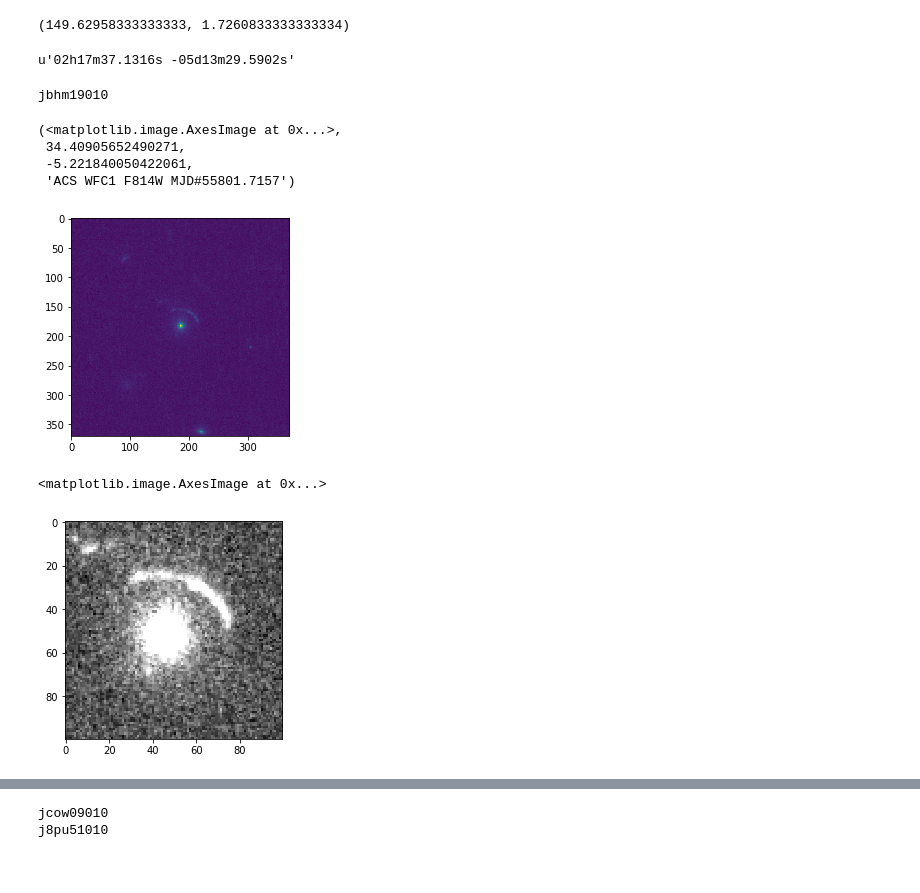
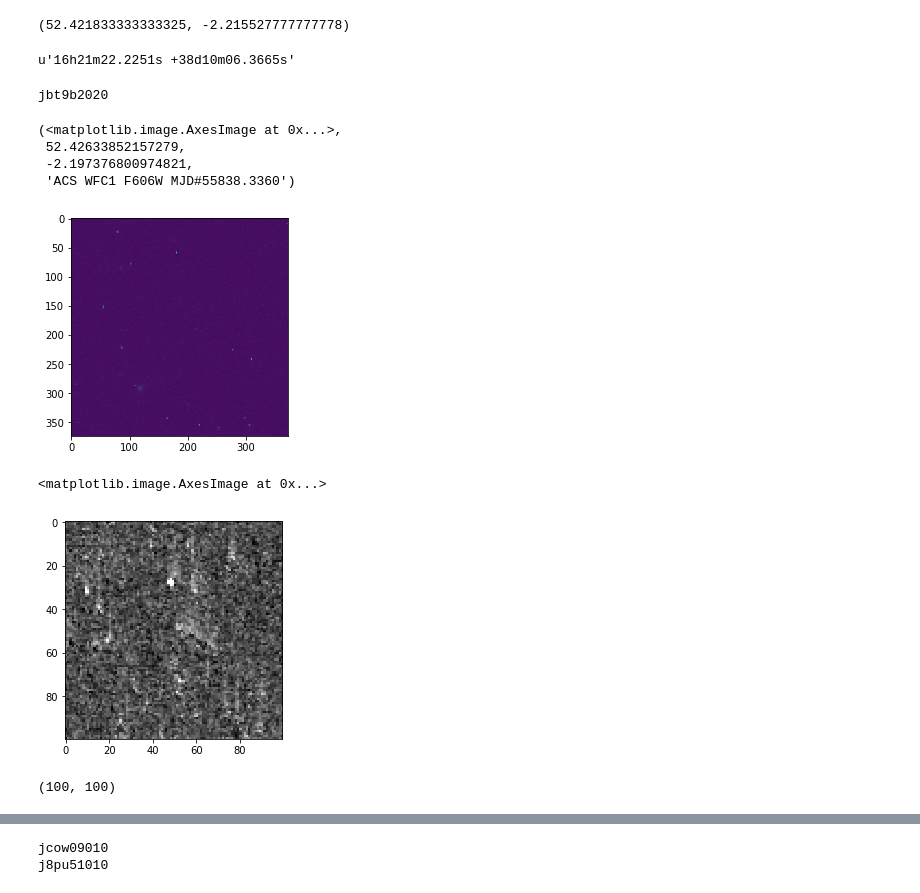
Before and after one commit to roberttoyonaga/HSTLens, a Jupyter notebook: make_simulations/dwnld_cutout_based_on_radec_filename.ipynb, the cells around one changed output, grey strips where cells are left out. Saved outputs shown, nothing was run; the diff lists cells and outputs as text; code cells hidden in the pictures.

```diff
--- a/make_simulations/dwnld_cutout_based_on_radec_filename.ipynb
+++ b/make_simulations/dwnld_cutout_based_on_radec_filename.ipynb
@@ -4,42 +4,44 @@ display(HTML('<style>.container {width:90% !important;}</style>'))
 # %%
 from astropy import units as u
 from astropy.coordinates import SkyCoord
-r='09 58 31.1'
-d='+01 43 33.9'
-crd = SkyCoord(r[0:2]+"h"+r[3:5]+'m'+r[6:10]+'s',d[0:3]+"d"+d[4:6]+'m'+d[7:11]+'s')
+r='03 29 41.2409'
+d='-02 12 55.922'
+crd = SkyCoord(r[0:2]+"h"+r[3:5]+'m'+r[6:12]+'s',d[0:3]+"d"+d[4:6]+'m'+d[7:11]+'s')
 print (crd.ra.degree, crd.dec.degree)
 # %% [output]
-(149.62958333333333, 1.7260833333333334)
+(52.421833333333325, -2.215527777777778)
 # %%
-a= SkyCoord(34.40471486621234,-5.224886176581991, unit='deg')
+a= SkyCoord(245.34260464886657,38.1684351265035, unit='deg')
 a.to_string('hmsdms')
 # %% [output]
-u'02h17m37.1316s -05d13m29.5902s'
+u'16h21m22.2251s +38d10m06.3665s'
 # %%
 import subprocess
 from astropy.io import fits
 import matplotlib.pyplot as plt
 import numpy as np
-from daomop.storage import tap_query
+from daomop.storage import tap_query ##_251.26625423401939_1.6683825966091756
 CUTOUT_PATH ="test.fits"
-ra =34.40471486621234
-dec =-5.224886176581991
-def get_filenames(ra, dec):
+ra =52.421833333333325
+dec = -2.215527777777778
+
+def get_filenames(ra, dec): #0.001
     query = '''SELECT caom2.Plane.publisherID, caom2.Plane.planeURI
     FROM caom2.observation
     JOIN caom2.plane ON caom2.observation.obsID = caom2.plane.obsID
     WHERE CONTAINS( CIRCLE('ICRS',''' + str(ra) + ',' +str(dec) + ''',0.001), caom2.plane.position_bounds)=1
     AND caom2.observation.collection = 'HST'
     AND caom2.observation.instrument_name = 'ACS/WFC'
-    AND caom2.Plane.energy_bandpassName ='F814W'
+    AND caom2.Plane.energy_bandpassName ='F606W'
     ''' #'F814W' F606W,F850W F475WAND   AND
 
     out_query = tap_query(query)
 
     '''store the pubID and filenames'''
     success=False
-    for entry in range(len(out_query["publisherID"])):
-        if ("0-" in out_query["publisherID"][entry]) and ("PRODUCT" in out_query["publisherID"][entry]):
+    for entry in range(len(out_query["publisherID"])):#
+#         if (True):
+        if (("0-" in out_query["publisherID"][entry]) and ("PRODUCT" in out_query["publisherID"][entry])) :
             success=True
             start = out_query["publisherID"][entry].find('HST?') + 4 #add 4 to get to the and of the HST?
             end = out_query["publisherID"][entry].find('/j', start)
@@ -47,8 +49,8 @@ def get_filenames(ra, dec):
             try:
                 subprocess.check_output(["wget", "-O", CUTOUT_PATH,
                                  "http://www.cadc-ccda.hia-iha.nrc-cnrc.gc.ca/caom2ops/cutout?uri=mast:HST/product/"+
-                                 str(out_query["publisherID"][entry][start:end])+"_drz.fits&cutout=Circle+ICRS+" + str(ra) + "+" +
-                                 str(dec) + "+0.002"])
+                                 str(out_query["publisherID"][entry][start:end])+"_drc.fits&cutout=Circle+ICRS+" + str(ra) + "+" +
+                                 str(dec) + "+0.002"])#0.002
                 break
             except:
                 print('fail')
@@ -58,20 +60,22 @@ get_filenames(ra,dec)
 data, hdr = fits.getdata(CUTOUT_PATH, 1, header=True)
 plt.imshow(np.log10(data+1)),hdr['CRVAL1'],hdr['CRVAL2'],hdr ['PHOTMODE']
 # %% [output]
-jbhm19010
+jbt9b2020
 (<matplotlib.image.AxesImage at 0x...>,
- 34.40905652490271,
- -5.221840050422061,
- 'ACS WFC1 F814W MJD#55801.7157')
+ 52.42633852157279,
+ -2.197376800974821,
+ 'ACS WFC1 F606W MJD#55838.3360')
-[figure, old version]
+[figure, new version]
 # %%
+#view a samll window of the original image
 from astropy.visualization import (ZScaleInterval, ImageNormalize)
 from astropy.nddata.utils import Cutout2D
 
-centered_cut = Cutout2D(data,(float(190), float(180)), (100, 100)).data
+centered_cut = Cutout2D(data,(float(170), float(170)), (100, 100)).data
 norm = ImageNormalize(data, interval = ZScaleInterval())
 plt.imshow((centered_cut),norm=norm, cmap='gray')
-# plt.imshow((centered_cut+1),cmap='gray')
+# plt.imshow(np.log10(np.log10(np.log10(centered_cut+1)+1)+1))#,cmap='gray')
+# plt.imshow(np.log10(np.log10(np.log10(centered_cut+1)+1)+1),cmap='gray')
 # %% [output]
 <matplotlib.image.AxesImage at 0x...>
-[figure, old version]
+[figure, new version]
@@ -77,0 +90,4 @@ plt.imshow((centered_cut),norm=norm, cmap='gray')
+# %%
+centered_cut.data.shape
+# %% [output]
+(100, 100)
```
Also changed, not shown: parts of 3 cells of this notebook.
